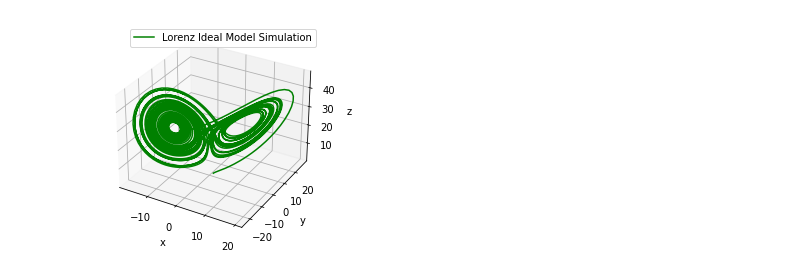
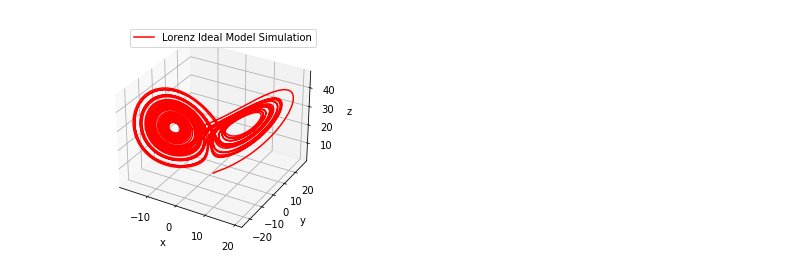
Before and after one commit to jace-kline/math582-miniproject4, a Jupyter notebook: solution.ipynb, the cells around one changed output. Cells and saved outputs as stored; diff of their text form; code cells hidden in the pictures.

```diff
--- a/solution.ipynb
+++ b/solution.ipynb
@@ -70,18 +70,18 @@ x0, y0, z0, t0, tFinal, dt = 1., 1., 1., 0., 40., 0.01
 x, y, z, t = simulate_lorenz_ideal( (x0, y0, z0) , t0, tFinal, dt)
 # %%
 def plot_3d(x, y, z, title):
-    fig=plt.figure()
-    ax=fig.gca(projection='3d')
-    ax.plot(x,y,z,'r',label=title, color = 'green')
+    fig = plt.figure()
+    ax = fig.add_subplot(projection='3d')
+    ax.plot(x,y,z,'r',label=title)
     ax.set_xlabel('x')
     ax.set_ylabel('y')
     ax.set_zlabel('z')
     ax.legend()
     plt.show()
 
 plot_3d(x,y,z,'Lorenz Ideal Model Simulation')
 # %% [output]
-[figure, old version]
+[figure, new version]
 # %%
 def generate_lorenz_data(state, t0, tFinal, dt, q_truth, q_measurement):
     x0, y0, z0 = state
```
Also changed, not shown: parts of 10 cells of this notebook.
